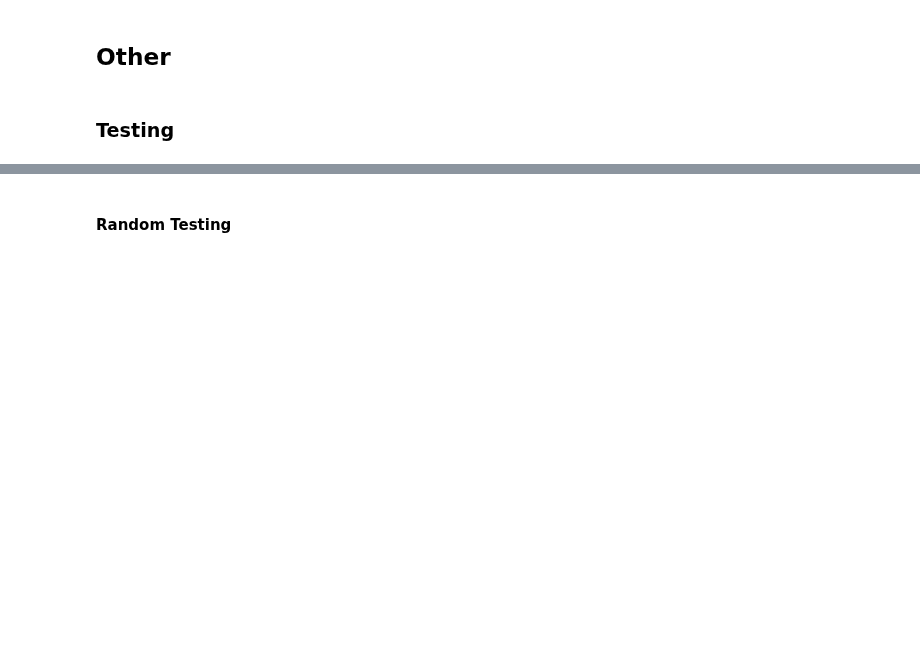
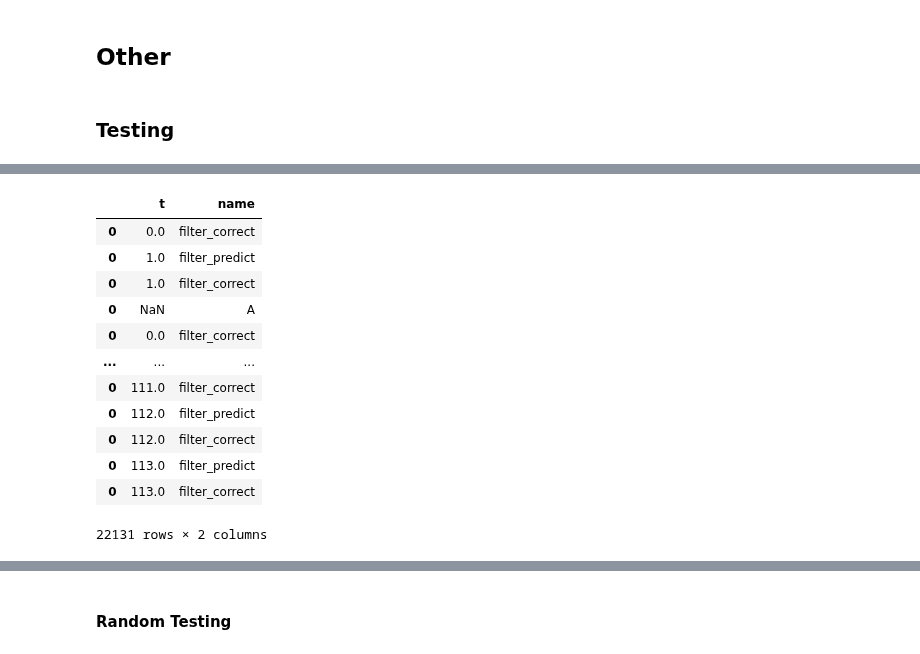
Before and after one commit to mone27/meteo_imp, a Jupyter notebook: lib_nbs/kalman/00_Kalman_Filter.ipynb, the cells around one changed output, grey strips where cells are left out. Drawn from its saved outputs; the diff is of its cells as text; code cells hidden in the pictures; blank space fills up the shorter version.

```diff
--- a/lib_nbs/kalman/00_Kalman_Filter.ipynb
+++ b/lib_nbs/kalman/00_Kalman_Filter.ipynb
@@ -2023,0 +2203,2 @@ list(k.parameters())
+# %%
+posdef_log = pd.DataFrame()
@@ -2023,0 +2252,16 @@ list(k.parameters())
+# %%
+posdef_log[["t", "name"]]
+# %% [output]
+|  | t | name |
+| 0 | 0.0 | filter_correct |
+| 0 | 1.0 | filter_predict |
+| 0 | 1.0 | filter_correct |
+| 0 | NaN | A |
+| 0 | 0.0 | filter_correct |
+| ... | ... | ... |
+| 0 | 111.0 | filter_correct |
+| 0 | 112.0 | filter_predict |
+| 0 | 112.0 | filter_correct |
+| 0 | 113.0 | filter_predict |
+| 0 | 113.0 | filter_correct |
+22131 rows × 2 columns
```
Also changed, not shown: parts of 89 cells of this notebook, 7 other files.
